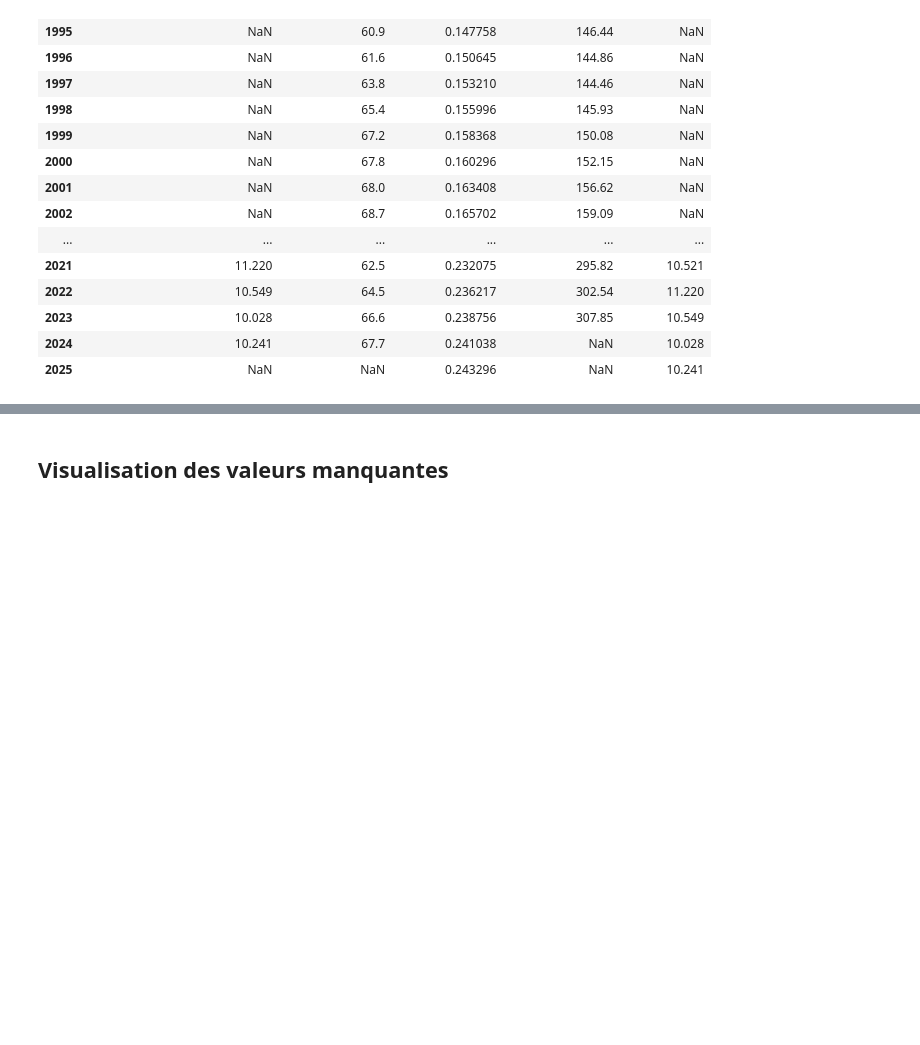
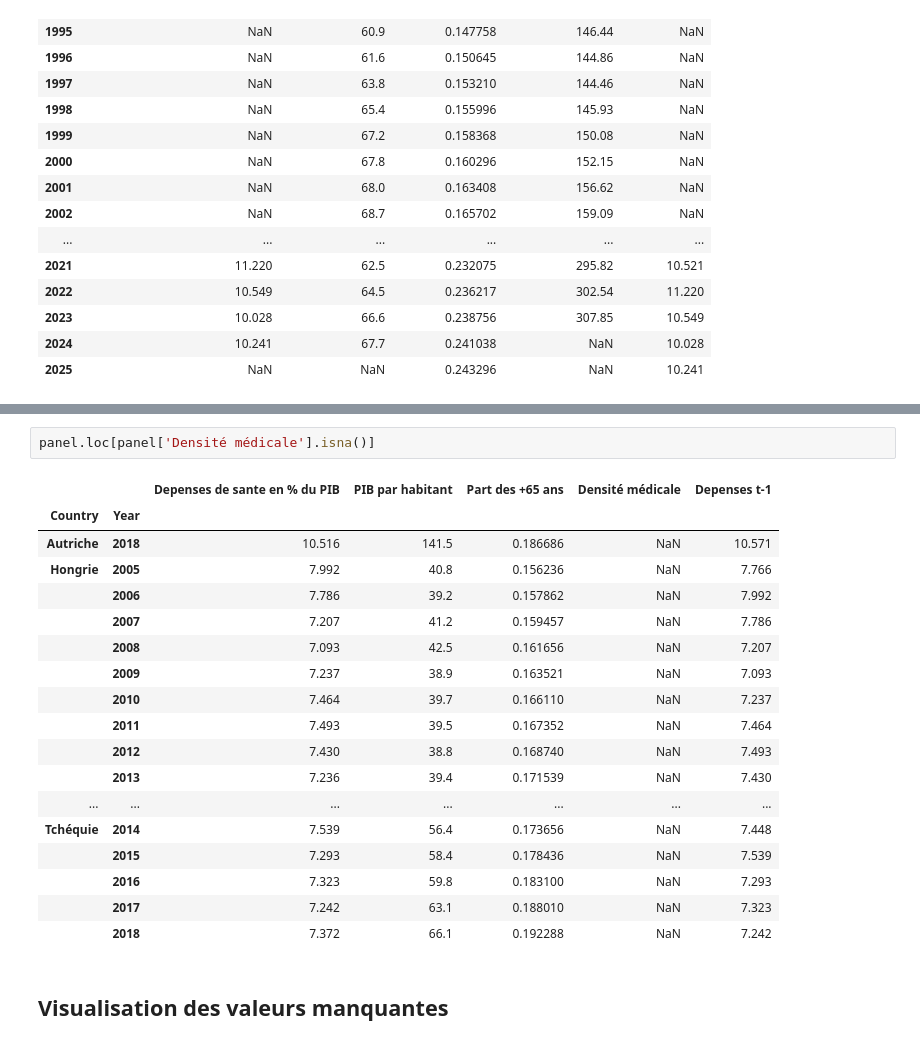
Before and after one commit to celineferbach/PESSD, a Jupyter notebook: main.ipynb, the cells around one changed output, grey strips where cells are left out. Saved outputs shown, nothing was run; the diff lists cells and outputs as text; blank space fills up the shorter version.

Commit message:
nouvelles données densité médicale

```diff
--- a/main.ipynb
+++ b/main.ipynb
@@ -205,3 +180,24 @@ panel.to_excel("panel.xlsx", index=False)
+# %%
+panel.loc[panel['Densité médicale'].isna()]
+# %% [output]
+|  |  | Depenses de sante en % du PIB | PIB par habitant | Part des +65 ans | Densité médicale | Depenses t-1 |
+| Country | Year |  |  |  |  |  |
+| Autriche | 2018 | 10.516 | 141.5 | 0.186686 | NaN | 10.571 |
+| Hongrie | 2005 | 7.992 | 40.8 | 0.156236 | NaN | 7.766 |
+|  | 2006 | 7.786 | 39.2 | 0.157862 | NaN | 7.992 |
+|  | 2007 | 7.207 | 41.2 | 0.159457 | NaN | 7.786 |
+|  | 2008 | 7.093 | 42.5 | 0.161656 | NaN | 7.207 |
+|  | 2009 | 7.237 | 38.9 | 0.163521 | NaN | 7.093 |
+|  | 2010 | 7.464 | 39.7 | 0.166110 | NaN | 7.237 |
+|  | 2011 | 7.493 | 39.5 | 0.167352 | NaN | 7.464 |
+|  | 2012 | 7.430 | 38.8 | 0.168740 | NaN | 7.493 |
+|  | 2013 | 7.236 | 39.4 | 0.171539 | NaN | 7.430 |
+| ... | ... | ... | ... | ... | ... | ... |
+| Tchéquie | 2014 | 7.539 | 56.4 | 0.173656 | NaN | 7.448 |
+|  | 2015 | 7.293 | 58.4 | 0.178436 | NaN | 7.539 |
+|  | 2016 | 7.323 | 59.8 | 0.183100 | NaN | 7.293 |
+|  | 2017 | 7.242 | 63.1 | 0.188010 | NaN | 7.323 |
+|  | 2018 | 7.372 | 66.1 | 0.192288 | NaN | 7.242 |
 # %% [markdown]
 ## Visualisation des valeurs manquantes
 # %%
```
Also changed, not shown: parts of 4 cells of this notebook, 5 other files.
